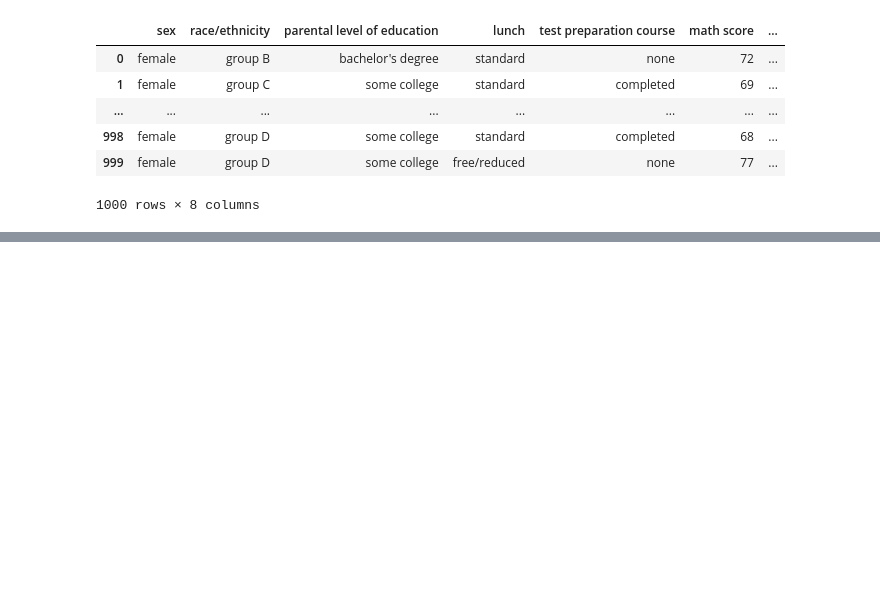
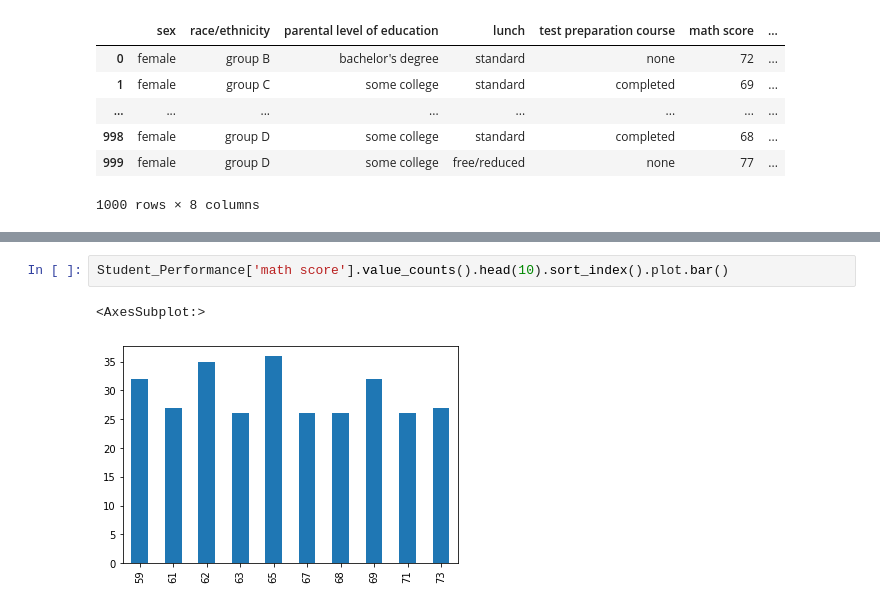
Before and after one commit to Toyinmoro/Assignment, a Jupyter notebook: Pandas Tutorial (Moronfolu Toyin).ipynb, the cells around one changed output, grey strips where cells are left out. Drawn from its saved outputs; the diff is of its cells as text; blank space fills up the shorter version.

```diff
--- a/Pandas Tutorial (Moronfolu Toyin).ipynb
+++ b/Pandas Tutorial (Moronfolu Toyin).ipynb
@@ -186,0 +223,5 @@ Student_Performance.rename(columns={'gender':'sex'})
+# %%
+Student_Performance['math score'].value_counts().head(10).sort_index().plot.bar()
+# %% [output]
+<AxesSubplot:>
+[figure, added]
```
Also changed, not shown: parts of 15 cells of this notebook.
